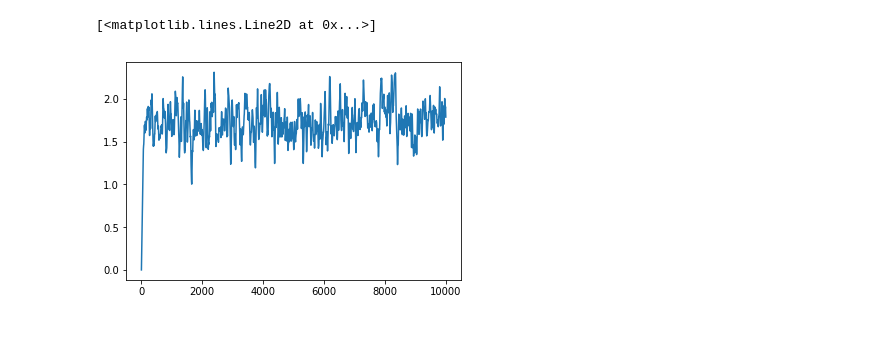
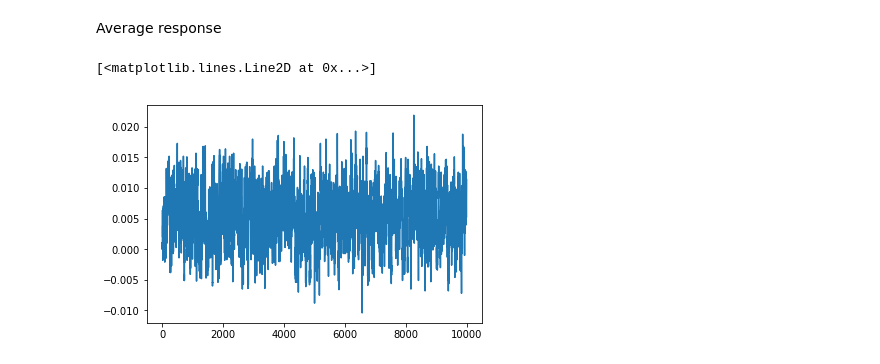
Before and after one commit to mcucchi9/exotic, a Jupyter notebook: notebooks/prediction.ipynb, the cells around one changed output. Drawn from its saved outputs; the diff is of its cells as text; code cells hidden in the pictures; blank space fills up the shorter version.

```diff
--- a/notebooks/prediction.ipynb
+++ b/notebooks/prediction.ipynb
@@ -11,15 +14,18 @@ import matplotlib.pyplot as plt
 # %%
 sys.path.append('/home/cucchi/phd/devel/phd/')
 RESP_PATH = '/home/cucchi/phd/data/response/lorenz96/rk4/SF_8_1.0_0/'
+obs = 'energy_bin_0.8q_0.9q'
+forcing = 'SF_8_0.5_0'
 # %%
 from lab import analysis
 from lab.simulation import forcings
+# %% [markdown]
+Average response
 # %%
-response_p1 = xr.open_dataarray(os.path.join(RESP_PATH, 'response_lorenz96_rk4_energy_SF_8_1.0_0.nc'))
+response_p1 = xr.open_dataarray(os.path.join(RESP_PATH, 'response_lorenz96_rk4_{}_SF_8_1.0_0.nc'.format(obs)))
 response_p1 = response_p1.values
 response_p1 = np.squeeze(response_p1)
+plt.plot(response_p1)
+# %% [output]
+[<matplotlib.lines.Line2D at 0x...>]
+[figure, added]
-# %%
-plt.plot(response_p1)
-# %% [output]
-[<matplotlib.lines.Line2D at 0x...>]
-[figure, removed]
```
Also changed, not shown: parts of 27 cells of this notebook.
